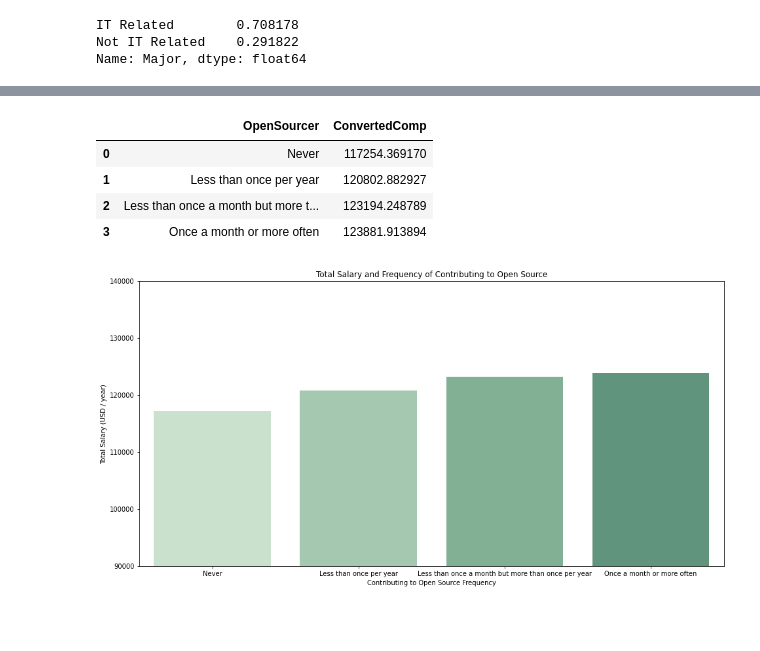
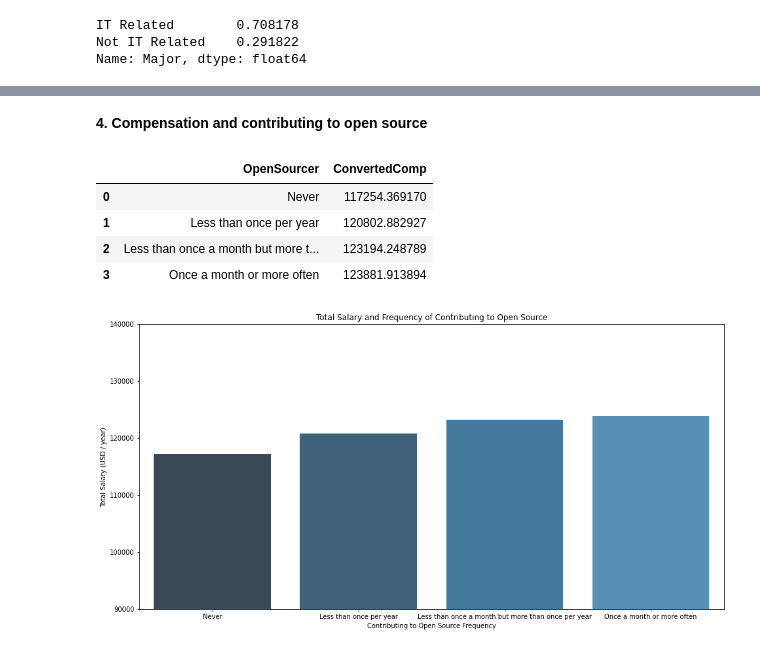
Before and after one commit to moumita14/Stack-Overflow-Survey-Analysis, a Jupyter notebook: Data_Science_Blog.ipynb, the cells around one changed output, grey strips where cells are left out. Saved outputs shown, nothing was run; the diff lists cells and outputs as text; code cells hidden in the pictures; blank space fills up the shorter version.

```diff
--- a/Data_Science_Blog.ipynb
+++ b/Data_Science_Blog.ipynb
@@ -12,2 +67,3 @@ Mounted at /content/gdrive
 # %%
-!ls "/content/drive/My Drive/survey_results_public.csv"
+#Copying the path of the csv file
+path = '/content/gdrive/My Drive/survey_results_public.csv'
@@ -18,3 +70 @@ import pandas as pd
-# %%
-path = '/content/drive/My Drive/survey_results_public.csv'
 # %%
@@ -253,3 +344,5 @@ pivoted_data
+# %% [markdown]
+**4. Compensation and contributing to open source**
 # %%
 # Aggregate the data
 comp_per_category = developer_data.groupby('OpenSourcer', as_index=False)['ConvertedComp'].mean()
@@ -264,11 +357,11 @@ comp_per_category
 # %%
 # Visualize the data
 plt.figure(figsize=(16, 8))
-sns.barplot(data=comp_per_category, x='OpenSourcer', y='ConvertedComp', palette=sns.color_palette("ch:2.5,-.2,dark=.3"))
+sns.barplot(data=comp_per_category, x='OpenSourcer', y='ConvertedComp', palette=sns.color_palette("Blues_d"))
 plt.ylim(90000,140000)
 plt.title('Total Salary and Frequency of Contributing to Open Source')
 plt.ylabel('Total Salary (USD / year)')
 plt.xlabel('Contributing to Open Source Frequency')
 plt.show()
 # %% [output]
-[figure, old version]
+[figure, new version]
```
Also changed, not shown: parts of 49 cells of this notebook.
